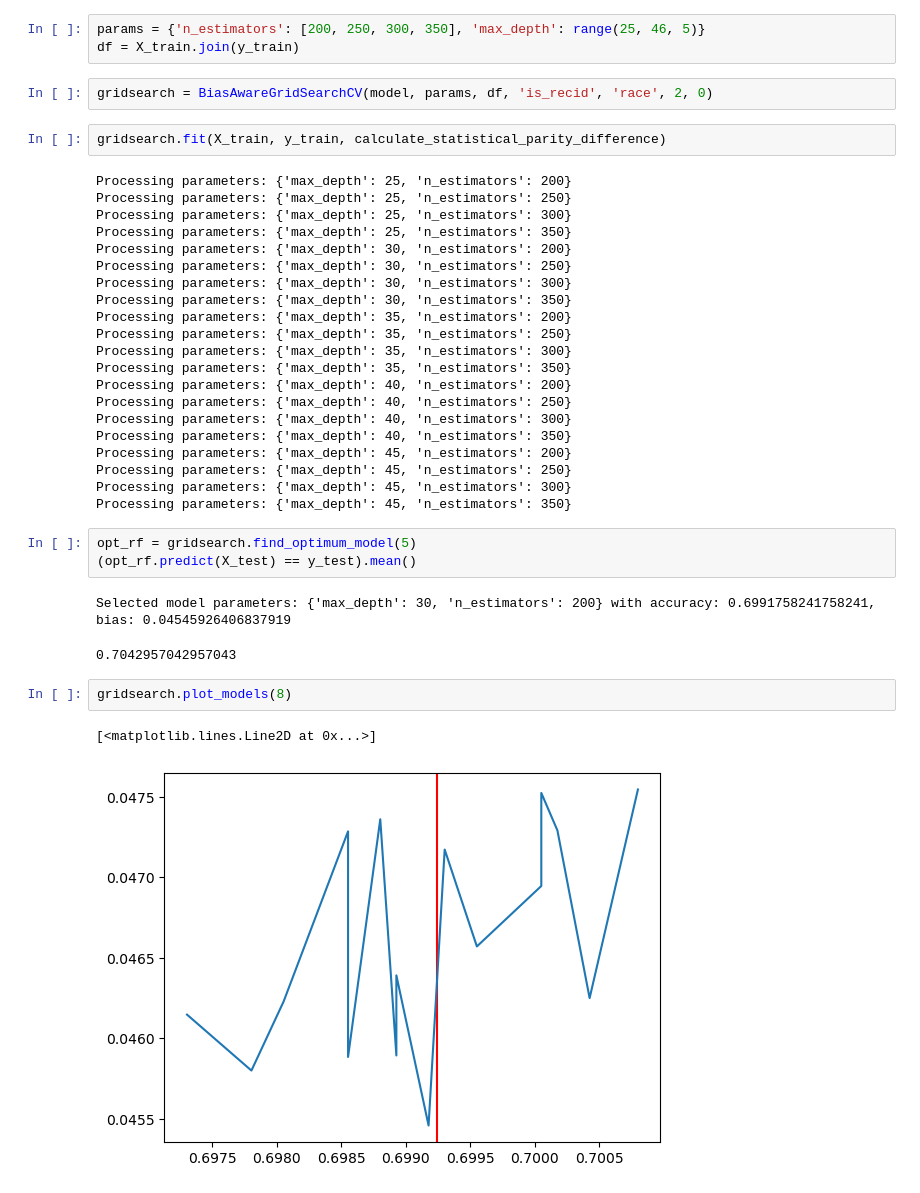
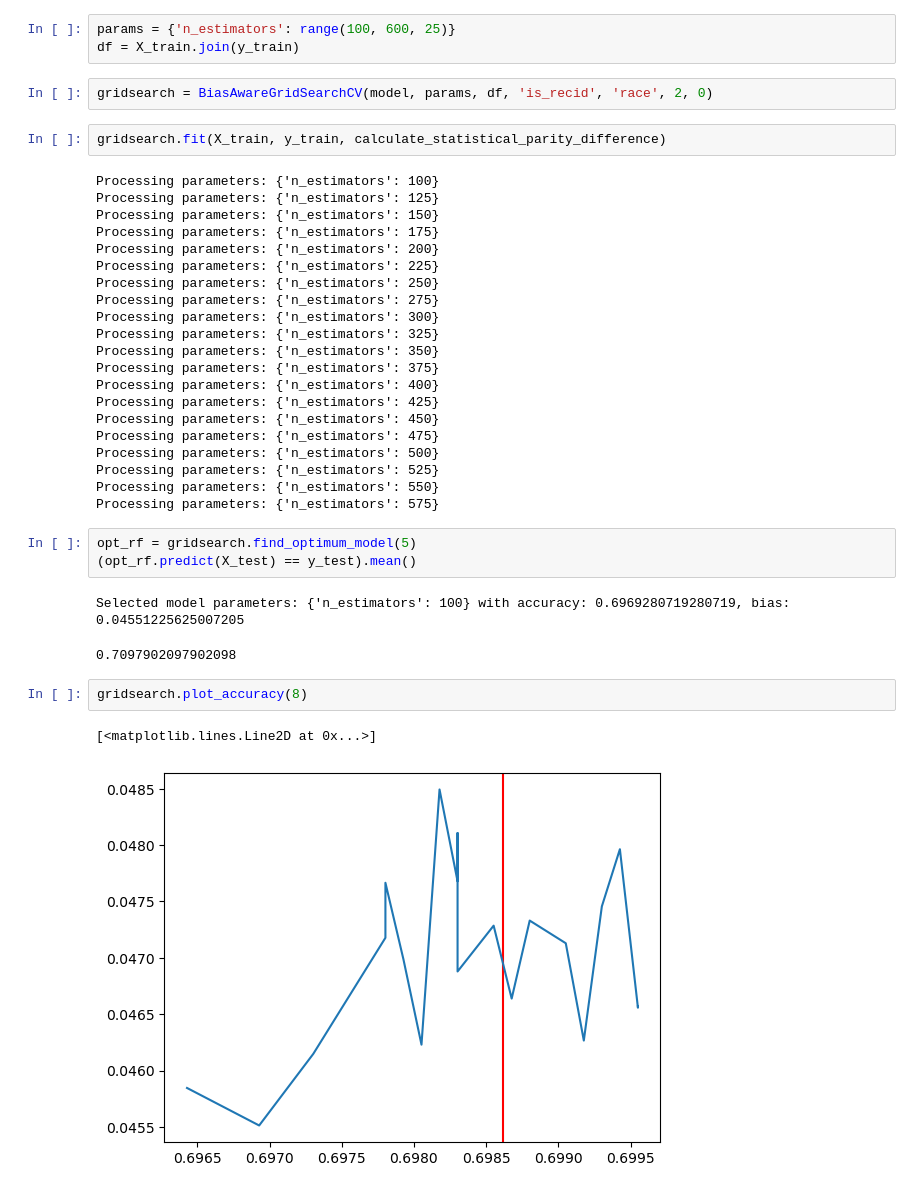
Before and after one commit to 474benchen/bias_aware_gridsearchCV, a Jupyter notebook: recidivism_example/compas_eda.ipynb, the cells around one changed output. Drawn from its saved outputs; the diff is of its cells as text.

Commit message:
test plot_params

```diff
--- a/recidivism_example/compas_eda.ipynb
+++ b/recidivism_example/compas_eda.ipynb
@@ -203,41 +203,41 @@ Overall Confusion Matrix:
 # %%
 model = RandomForestClassifier(random_state=11)
 # %%
-params = {'n_estimators': [200, 250, 300, 350], 'max_depth': range(25, 46, 5)}
+params = {'n_estimators': range(100, 600, 25)}
 df = X_train.join(y_train)
 # %%
 gridsearch = BiasAwareGridSearchCV(model, params, df, 'is_recid', 'race', 2, 0)
 # %%
 gridsearch.fit(X_train, y_train, calculate_statistical_parity_difference)
 # %% [output]
-Processing parameters: {'max_depth': 25, 'n_estimators': 200}
-Processing parameters: {'max_depth': 25, 'n_estimators': 250}
-Processing parameters: {'max_depth': 25, 'n_estimators': 300}
-Processing parameters: {'max_depth': 25, 'n_estimators': 350}
-Processing parameters: {'max_depth': 30, 'n_estimators': 200}
-Processing parameters: {'max_depth': 30, 'n_estimators': 250}
-Processing parameters: {'max_depth': 30, 'n_estimators': 300}
-Processing parameters: {'max_depth': 30, 'n_estimators': 350}
-Processing parameters: {'max_depth': 35, 'n_estimators': 200}
-Processing parameters: {'max_depth': 35, 'n_estimators': 250}
-Processing parameters: {'max_depth': 35, 'n_estimators': 300}
-Processing parameters: {'max_depth': 35, 'n_estimators': 350}
-Processing parameters: {'max_depth': 40, 'n_estimators': 200}
-Processing parameters: {'max_depth': 40, 'n_estimators': 250}
-Processing parameters: {'max_depth': 40, 'n_estimators': 300}
-Processing parameters: {'max_depth': 40, 'n_estimators': 350}
-Processing parameters: {'max_depth': 45, 'n_estimators': 200}
-Processing parameters: {'max_depth': 45, 'n_estimators': 250}
-Processing parameters: {'max_depth': 45, 'n_estimators': 300}
-Processing parameters: {'max_depth': 45, 'n_estimators': 350}
+Processing parameters: {'n_estimators': 100}
+Processing parameters: {'n_estimators': 125}
+Processing parameters: {'n_estimators': 150}
+Processing parameters: {'n_estimators': 175}
+Processing parameters: {'n_estimators': 200}
+Processing parameters: {'n_estimators': 225}
+Processing parameters: {'n_estimators': 250}
+Processing parameters: {'n_estimators': 275}
+Processing parameters: {'n_estimators': 300}
+Processing parameters: {'n_estimators': 325}
+Processing parameters: {'n_estimators': 350}
+Processing parameters: {'n_estimators': 375}
+Processing parameters: {'n_estimators': 400}
+Processing parameters: {'n_estimators': 425}
+Processing parameters: {'n_estimators': 450}
+Processing parameters: {'n_estimators': 475}
+Processing parameters: {'n_estimators': 500}
+Processing parameters: {'n_estimators': 525}
+Processing parameters: {'n_estimators': 550}
+Processing parameters: {'n_estimators': 575}
 # %%
 opt_rf = gridsearch.find_optimum_model(5)
 (opt_rf.predict(X_test) == y_test).mean()
 # %% [output]
-Selected model parameters: {'max_depth': 30, 'n_estimators': 200} with accuracy: 0.6991758241758241, bias: 0.04545926406837919
+Selected model parameters: {'n_estimators': 100} with accuracy: 0.6969280719280719, bias: 0.04551225625007205
-0.7042957042957043
+0.7097902097902098
 # %%
-gridsearch.plot_models(8)
+gridsearch.plot_accuracy(8)
 # %% [output]
 [<matplotlib.lines.Line2D at 0x...>]
-[figure, old version]
+[figure, new version]
```
Also changed, not shown: parts of 2 cells of this notebook.
